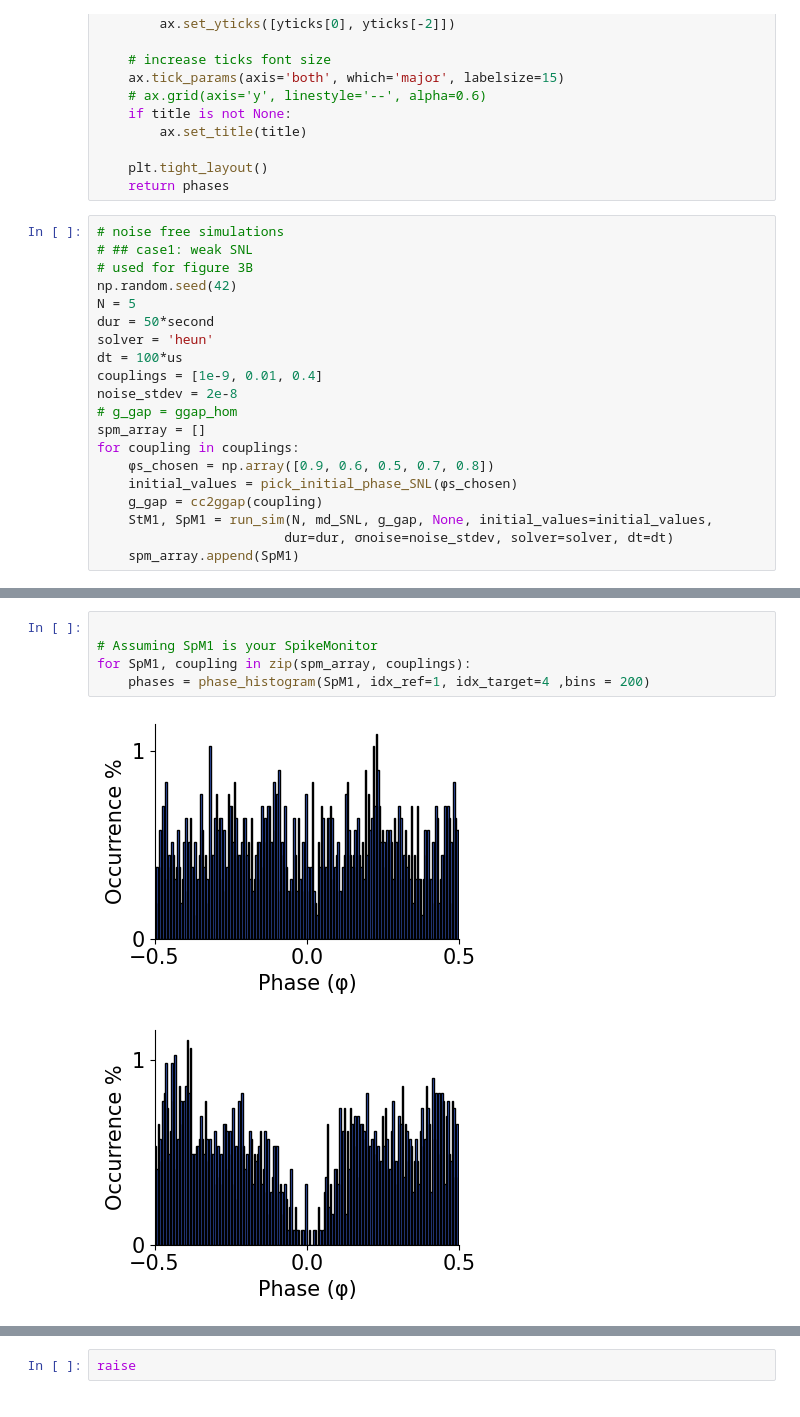
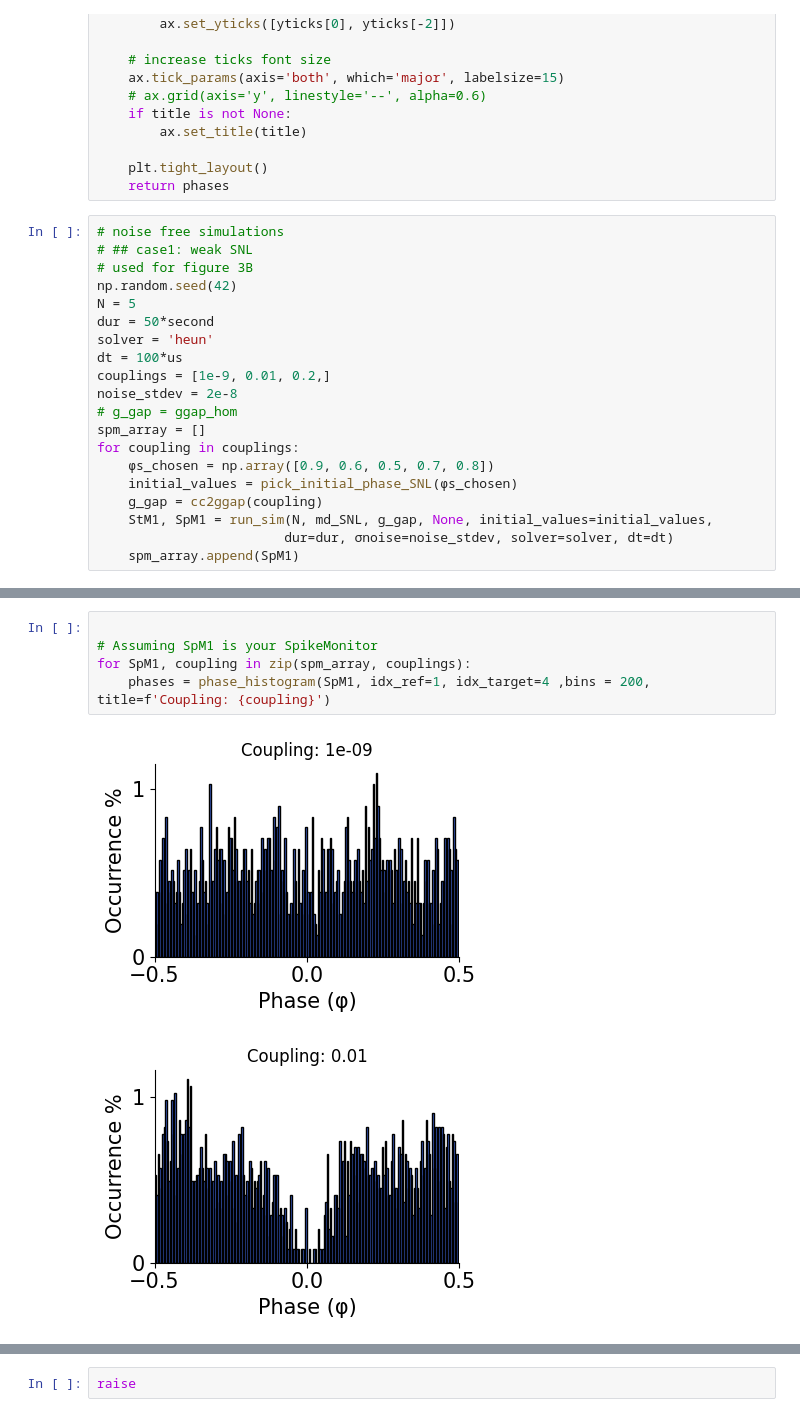
Before and after one commit to AtharvSuryawanshi/Desynchronizing-Neural-Circuits-using-gap-junctions, a Jupyter notebook: phase_histograms.ipynb, the cells around one changed output, grey strips where cells are left out. Cells and saved outputs as stored; diff of their text form.

Commit message:
coupling figs

```diff
--- a/phase_histograms.ipynb
+++ b/phase_histograms.ipynb
@@ -116,7 +116,7 @@ N = 5
 dur = 50*second
 solver = 'heun'
 dt = 100*us
-couplings = [1e-9, 0.01, 0.4]
+couplings = [1e-9, 0.01, 0.2,]
 noise_stdev = 2e-8
 # g_gap = ggap_hom
 spm_array = []
@@ -152,8 +152,8 @@ Starting simulation at t=0. s for a duration of 50. s
 # %%
 
 # Assuming SpM1 is your SpikeMonitor
 for SpM1, coupling in zip(spm_array, couplings):
-    phases = phase_histogram(SpM1, idx_ref=1, idx_target=4 ,bins = 200)
+    phases = phase_histogram(SpM1, idx_ref=1, idx_target=4 ,bins = 200, title=f'Coupling: {coupling}')
 # %% [output]
-[figure, old version]
+[figure, new version]
-[figure, old version]
+[figure, new version]
```
Also changed, not shown: parts of 2 cells of this notebook.
